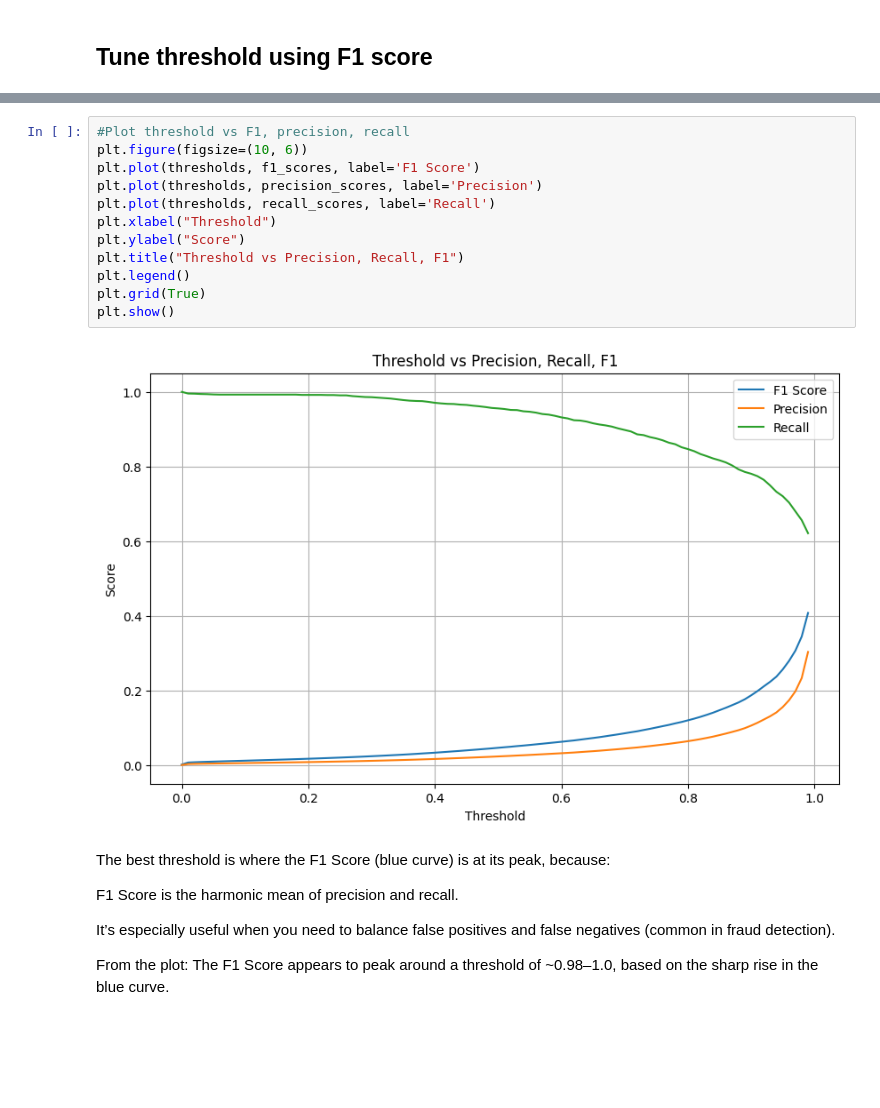
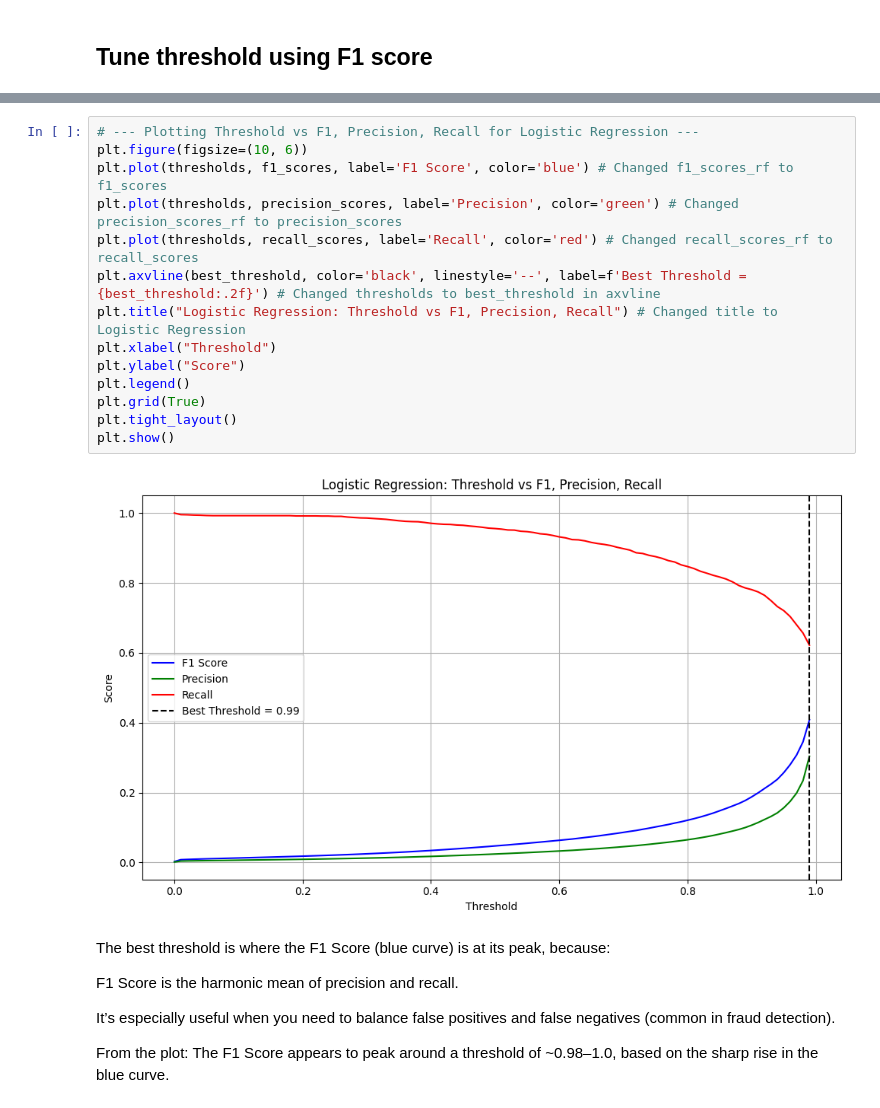
Before and after one commit to ABUALHUSSEIN/Fraud-Detection-in-Financial-Transactions-Using-Machine-Learning, a Jupyter notebook: Fraud_Detection.ipynb, the cells around one changed output, grey strips where cells are left out. Cells and saved outputs as stored; diff of their text form; blank space fills up the shorter version.

```diff
--- a/Fraud_Detection.ipynb
+++ b/Fraud_Detection.ipynb
@@ -595,19 +598,21 @@ print(f"Best Threshold for Logistic Regression: {best_threshold:.2f}")
 # %% [output]
 Best Threshold for Logistic Regression: 0.99
 # %%
-#Plot threshold vs F1, precision, recall
+# --- Plotting Threshold vs F1, Precision, Recall for Logistic Regression ---
 plt.figure(figsize=(10, 6))
-plt.plot(thresholds, f1_scores, label='F1 Score')
-plt.plot(thresholds, precision_scores, label='Precision')
-plt.plot(thresholds, recall_scores, label='Recall')
+plt.plot(thresholds, f1_scores, label='F1 Score', color='blue') # Changed f1_scores_rf to f1_scores
+plt.plot(thresholds, precision_scores, label='Precision', color='green') # Changed precision_scores_rf to precision_scores
+plt.plot(thresholds, recall_scores, label='Recall', color='red') # Changed recall_scores_rf to recall_scores
+plt.axvline(best_threshold, color='black', linestyle='--', label=f'Best Threshold = {best_threshold:.2f}') # Changed thresholds to best_threshold in axvline
+plt.title("Logistic Regression: Threshold vs F1, Precision, Recall") # Changed title to Logistic Regression
 plt.xlabel("Threshold")
 plt.ylabel("Score")
-plt.title("Threshold vs Precision, Recall, F1")
 plt.legend()
 plt.grid(True)
+plt.tight_layout()
 plt.show()
 # %% [output]
-[figure, old version]
+[figure, new version]
 # %% [markdown]
 The best threshold is where the F1 Score (blue curve) is at its peak, because:
 
```
Also changed, not shown: parts of 54 cells of this notebook.
